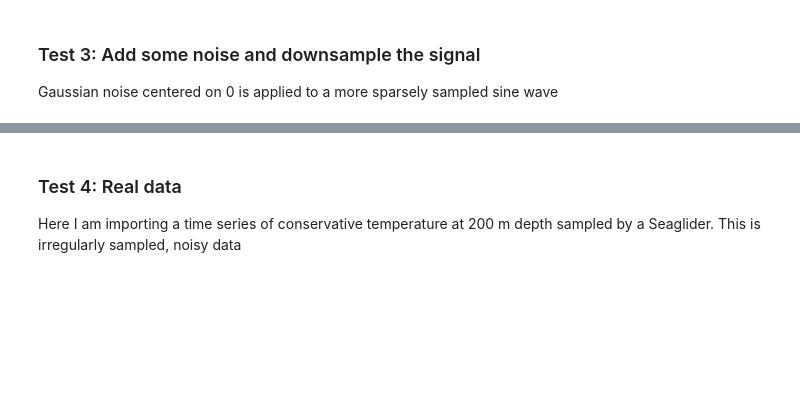
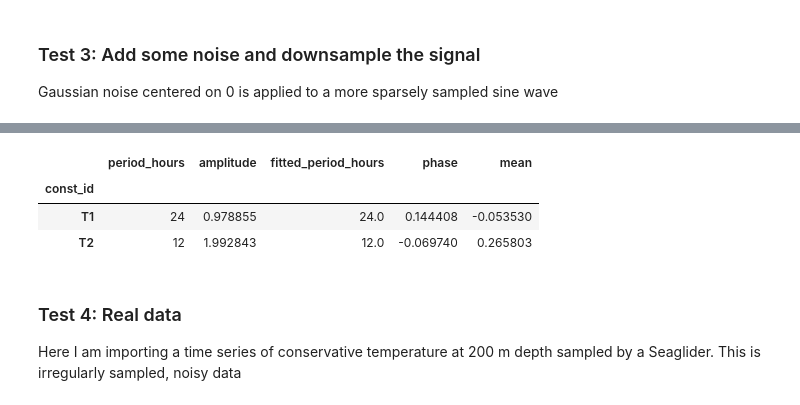
Before and after one commit to callumrollo/quick_tidal_analysis, a Jupyter notebook: Explore.ipynb, the cells around one changed output, grey strips where cells are left out. Saved outputs shown, nothing was run; the diff lists cells and outputs as text; code cells hidden in the pictures; blank space fills up the shorter version.

```diff
--- a/Explore.ipynb
+++ b/Explore.ipynb
@@ -102,3 +127,10 @@ White noise is left,  the amplitude estimate is not as accurate with an undersam
+# %%
+df_consts
+# %% [output]
+|  | period_hours | amplitude | fitted_period_hours | phase | mean |
+| const_id |  |  |  |  |  |
+| T1 | 24 | 0.978855 | 24.0 | 0.144408 | -0.053530 |
+| T2 | 12 | 1.992843 | 12.0 | -0.069740 | 0.265803 |
 # %% [markdown]
 ### Test 4: Real data
 
```
Also changed, not shown: parts of 16 cells of this notebook.
